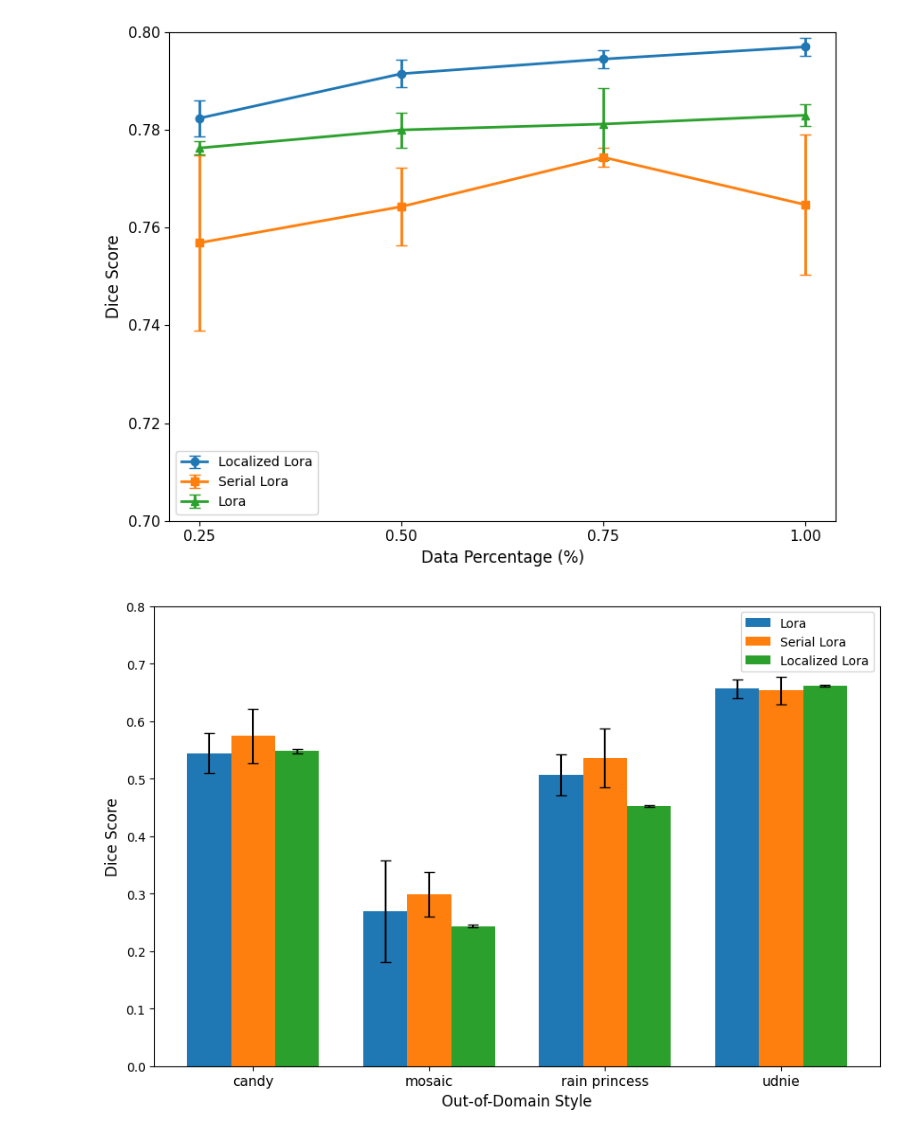
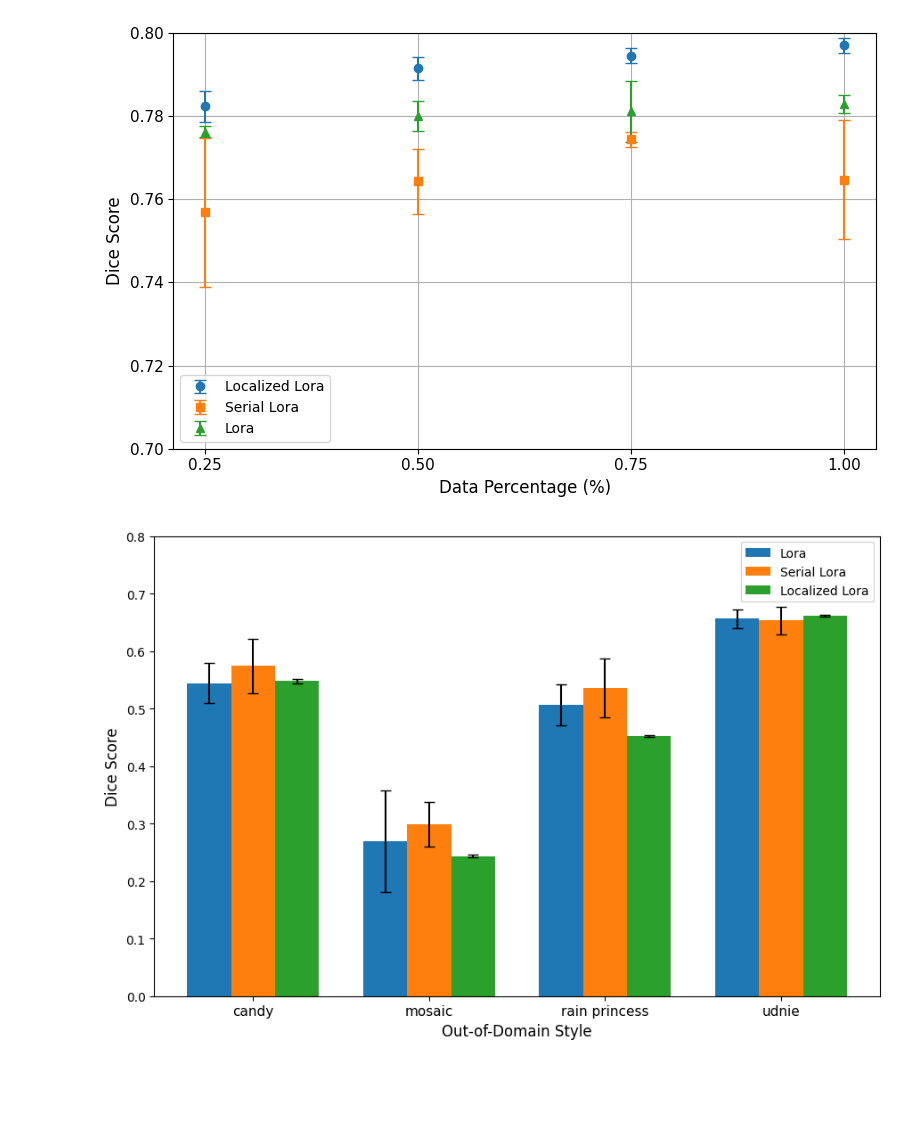
Before and after one commit to neelkanthrawat/Comp_vision_final_project_2025, a Jupyter notebook: notebooks/plot.ipynb, the cells around one changed output. Cells and saved outputs as stored; diff of their text form; code cells hidden in the pictures; blank space fills up the shorter version.

Commit message:
create plots for report

```diff
--- a/notebooks/plot.ipynb
+++ b/notebooks/plot.ipynb
@@ -11,21 +11,22 @@ lora_error = [0.0014, 0.0036, 0.0073, 0.0022]
 serial_lora = [0.7569, 0.7643, 0.7744,0.7647]
 serial_lora_error = [0.0179, 0.0079, 0.0019, 0.0143]
 # %%
-fig, ax = plt.subplots(1, 1, figsize=(8, 6))
-ax.errorbar(data_percentate, localized_lora, localied_lora_error, label="Localized Lora", fmt='-o', capsize=4, linewidth=2, markersize=6,)
-ax.errorbar(data_percentate, serial_lora, serial_lora_error, label="Serial Lora", fmt='-s', capsize=4, linewidth=2, markersize=6,)
-ax.errorbar(data_percentate, lora, lora_error, label="Lora", fmt='-^', capsize=4, linewidth=2, markersize=6,)
+fig, ax = plt.subplots(1, 1, figsize=(8, 5))
+ax.errorbar(data_percentate, localized_lora, localied_lora_error, label="Localized Lora", fmt='o', capsize=4, markersize=6,)
+ax.errorbar(data_percentate, serial_lora, serial_lora_error, label="Serial Lora", fmt='s', capsize=4, markersize=6,)
+ax.errorbar(data_percentate, lora, lora_error, label="Lora", fmt='^', capsize=4, markersize=6,)
 ax.set_xticks(data_percentate)
 ax.set_xlabel("Data Percentage (%)", fontsize=12)
 ax.set_ylabel("Dice Score", fontsize=12)
 ax.legend()
 ax.tick_params(axis='both', which='major', labelsize=11)
 ax.set_ylim(0.7, 0.8)
+ax.grid()
 
 fig.tight_layout()
 plt.show()
 # %% [output]
-[figure, old version]
+[figure, new version]
 # %%
 # Out of domain
 style = ["candy", "mosaic", "rain princess", "udnie"]
```
Also changed, not shown: 17 other files.
